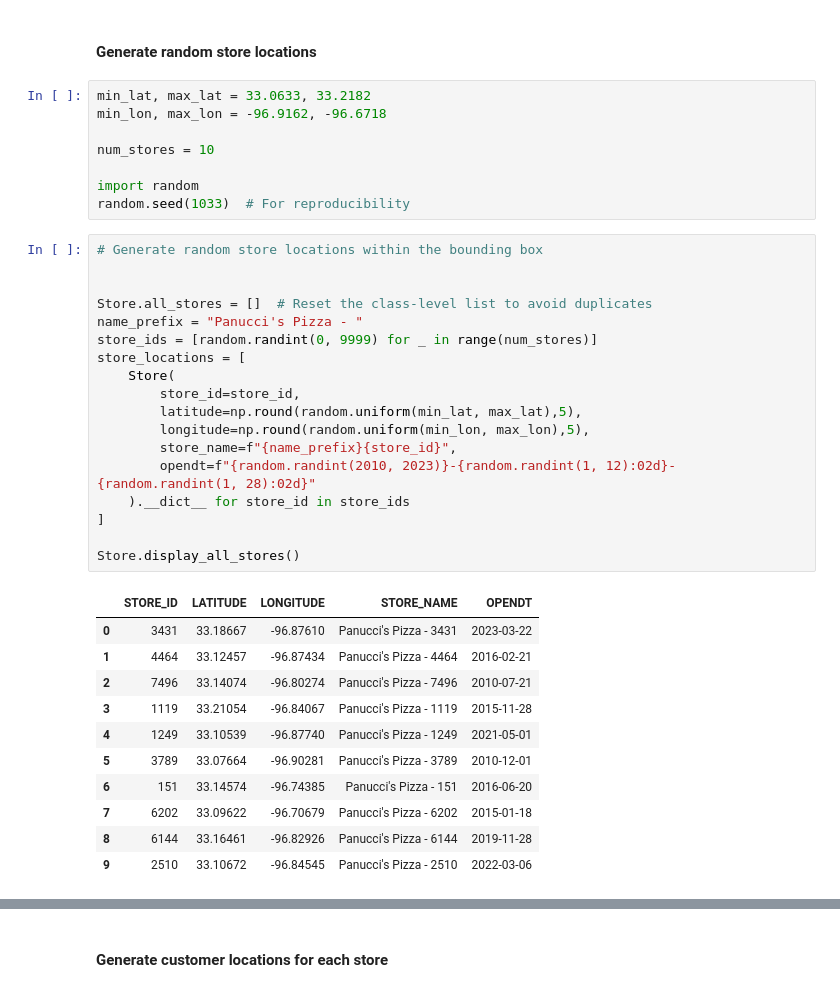
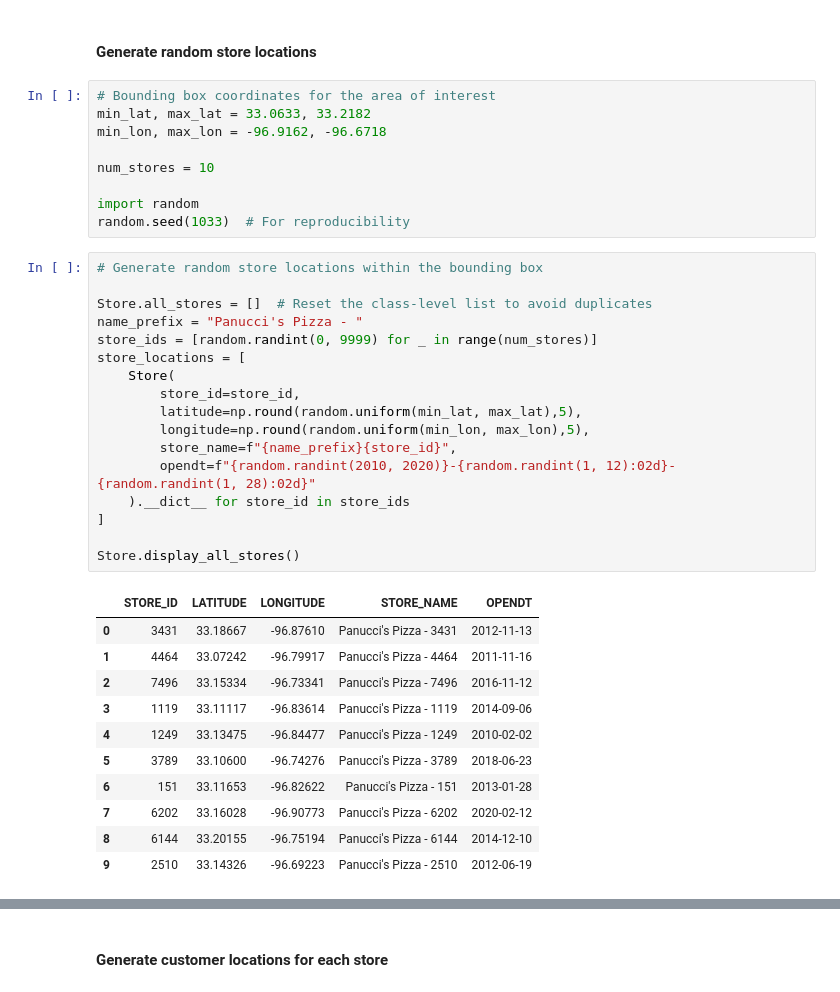
Before and after one commit to ssaeed85/SnowFlake_GeoSpatial, a Jupyter notebook: 01_GenerateData.ipynb, the cells around one changed output, grey strips where cells are left out. Cells and saved outputs as stored; diff of their text form.

```diff
--- a/01_GenerateData.ipynb
+++ b/01_GenerateData.ipynb
@@ -84,6 +83,7 @@ class Order(BaseEntity):
 # %% [markdown]
 #### Generate random store locations
 # %%
+# Bounding box coordinates for the area of interest
 min_lat, max_lat = 33.0633, 33.2182
 min_lon, max_lon = -96.9162, -96.6718
 
@@ -93,31 +93,30 @@ import random
 random.seed(1033)  # For reproducibility
 # %%
 # Generate random store locations within the bounding box
-
 
 Store.all_stores = []  # Reset the class-level list to avoid duplicates
 name_prefix = "Panucci's Pizza - "
 store_ids = [random.randint(0, 9999) for _ in range(num_stores)]
 store_locations = [
     Store(
         store_id=store_id,
         latitude=np.round(random.uniform(min_lat, max_lat),5),
         longitude=np.round(random.uniform(min_lon, max_lon),5),
         store_name=f"{name_prefix}{store_id}",
-        opendt=f"{random.randint(2010, 2023)}-{random.randint(1, 12):02d}-{random.randint(1, 28):02d}"
+        opendt=f"{random.randint(2010, 2020)}-{random.randint(1, 12):02d}-{random.randint(1, 28):02d}"
     ).__dict__ for store_id in store_ids
 ]
 
 Store.display_all_stores()
 # %% [output]
 |  | STORE_ID | LATITUDE | LONGITUDE | STORE_NAME | OPENDT |
-| 0 | 3431 | 33.18667 | -96.87610 | Panucci's Pizza - 3431 | 2023-03-22 |
-| 1 | 4464 | 33.12457 | -96.87434 | Panucci's Pizza - 4464 | 2016-02-21 |
-| 2 | 7496 | 33.14074 | -96.80274 | Panucci's Pizza - 7496 | 2010-07-21 |
-| 3 | 1119 | 33.21054 | -96.84067 | Panucci's Pizza - 1119 | 2015-11-28 |
-| 4 | 1249 | 33.10539 | -96.87740 | Panucci's Pizza - 1249 | 2021-05-01 |
-| 5 | 3789 | 33.07664 | -96.90281 | Panucci's Pizza - 3789 | 2010-12-01 |
-| 6 | 151 | 33.14574 | -96.74385 | Panucci's Pizza - 151 | 2016-06-20 |
-| 7 | 6202 | 33.09622 | -96.70679 | Panucci's Pizza - 6202 | 2015-01-18 |
-| 8 | 6144 | 33.16461 | -96.82926 | Panucci's Pizza - 6144 | 2019-11-28 |
-| 9 | 2510 | 33.10672 | -96.84545 | Panucci's Pizza - 2510 | 2022-03-06 |
+| 0 | 3431 | 33.18667 | -96.87610 | Panucci's Pizza - 3431 | 2012-11-13 |
+| 1 | 4464 | 33.07242 | -96.79917 | Panucci's Pizza - 4464 | 2011-11-16 |
+| 2 | 7496 | 33.15334 | -96.73341 | Panucci's Pizza - 7496 | 2016-11-12 |
+| 3 | 1119 | 33.11117 | -96.83614 | Panucci's Pizza - 1119 | 2014-09-06 |
+| 4 | 1249 | 33.13475 | -96.84477 | Panucci's Pizza - 1249 | 2010-02-02 |
+| 5 | 3789 | 33.10600 | -96.74276 | Panucci's Pizza - 3789 | 2018-06-23 |
+| 6 | 151 | 33.11653 | -96.82622 | Panucci's Pizza - 151 | 2013-01-28 |
+| 7 | 6202 | 33.16028 | -96.90773 | Panucci's Pizza - 6202 | 2020-02-12 |
+| 8 | 6144 | 33.20155 | -96.75194 | Panucci's Pizza - 6144 | 2014-12-10 |
+| 9 | 2510 | 33.14326 | -96.69223 | Panucci's Pizza - 2510 | 2012-06-19 |
```
Also changed, not shown: parts of 13 cells of this notebook.
